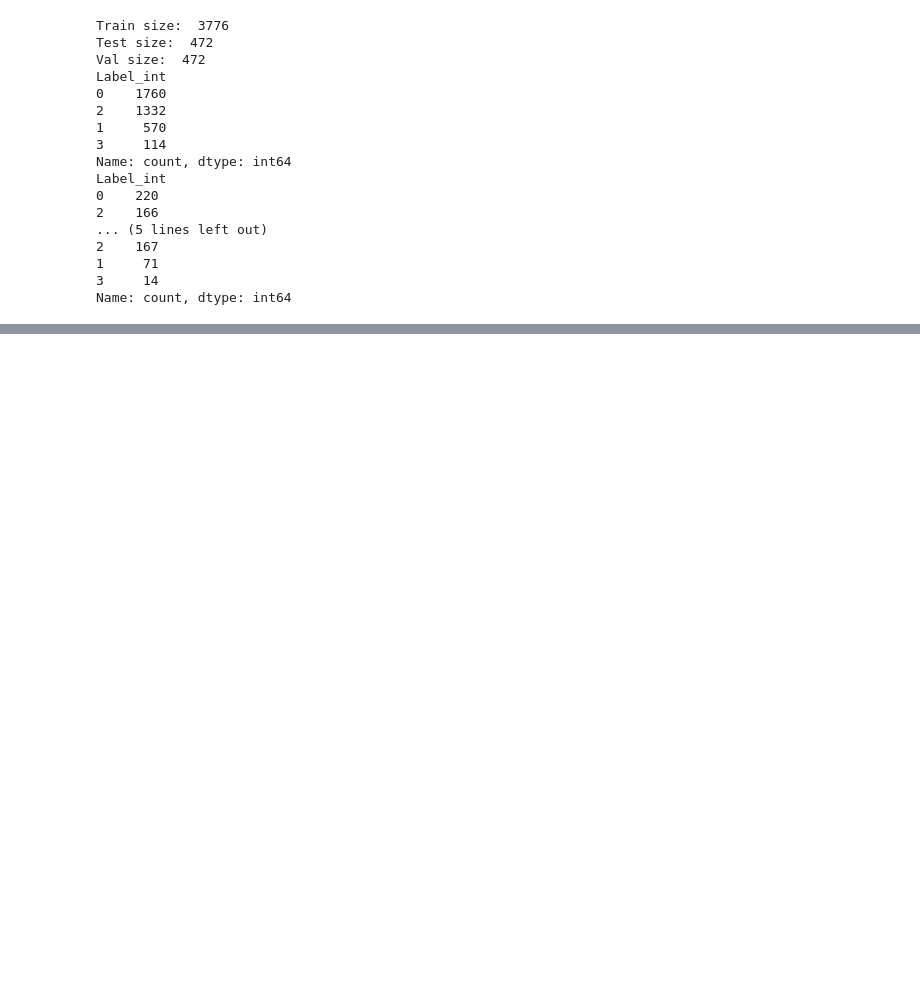
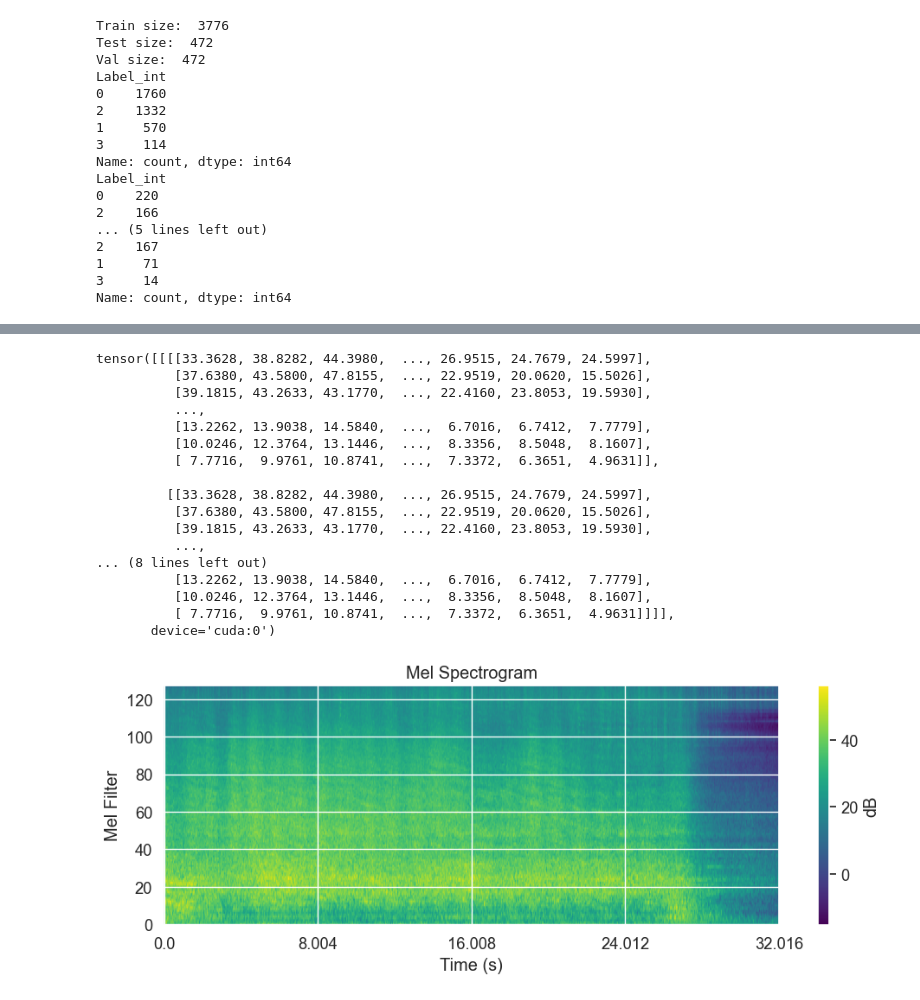
Before and after one commit to GaborinoS/MA-pre-work, a Jupyter notebook: Test_from_scratch/Finetune_NB.ipynb, the cells around one changed output, grey strips where cells are left out. Drawn from its saved outputs; the diff is of its cells as text; code cells hidden in the pictures; blank space fills up the shorter version.

```diff
--- a/Test_from_scratch/Finetune_NB.ipynb
+++ b/Test_from_scratch/Finetune_NB.ipynb
@@ -454,0 +823,54 @@ Kappa: 79.66%
+# %%
+#print first batch from val_loader
+iterator = iter(val_loader)
+batch = next(iterator)
+spectrograms, labels = batch
+
+
+print(spectrograms)
+#plot spectrograms
+import matplotlib.pyplot as plt
+import librosa.display
+import numpy as np
+import matplotlib.pyplot as plt
+import librosa.display
+def plot_mel_spectrogram(melspe_db, sample_rate, hop_length):
+    plt.figure(figsize=(10, 4))
+
+    # Assuming melspe_db is a 4D tensor and we only want to plot the first channel of the first sample
+    melspe_db_np = melspe_db[0, 0].cpu().detach().numpy()  # Selecting the first channel
+
+    plt.imshow(melspe_db_np, cmap='viridis', origin='lower', aspect='auto')
+    plt.ylabel('Mel Filter')
+    plt.xlabel('Time (s)')
+    plt.colorbar(label='dB')
+    plt.title('Mel Spectrogram')
+
+    num_time_bins = melspe_db_np.shape[1]
+    plt.xticks(np.linspace(0, num_time_bins, 5), np.linspace(0, num_time_bins * hop_length / sample_rate, 5))
+
+    plt.tight_layout()
+    plt.show()
+
+#plot spectrograms
+
+plot_mel_spectrogram(spectrograms, 32000, 512)
+# %% [output]
+tensor([[[[33.3628, 38.8282, 44.3980,  ..., 26.9515, 24.7679, 24.5997],
+          [37.6380, 43.5800, 47.8155,  ..., 22.9519, 20.0620, 15.5026],
+          [39.1815, 43.2633, 43.1770,  ..., 22.4160, 23.8053, 19.5930],
+          ...,
+          [13.2262, 13.9038, 14.5840,  ...,  6.7016,  6.7412,  7.7779],
+          [10.0246, 12.3764, 13.1446,  ...,  8.3356,  8.5048,  8.1607],
+          [ 7.7716,  9.9761, 10.8741,  ...,  7.3372,  6.3651,  4.9631]],
+
+         [[33.3628, 38.8282, 44.3980,  ..., 26.9515, 24.7679, 24.5997],
+          [37.6380, 43.5800, 47.8155,  ..., 22.9519, 20.0620, 15.5026],
+          [39.1815, 43.2633, 43.1770,  ..., 22.4160, 23.8053, 19.5930],
+          ...,
+... (8 lines left out)
+          [13.2262, 13.9038, 14.5840,  ...,  6.7016,  6.7412,  7.7779],
+          [10.0246, 12.3764, 13.1446,  ...,  8.3356,  8.5048,  8.1607],
+          [ 7.7716,  9.9761, 10.8741,  ...,  7.3372,  6.3651,  4.9631]]]],
+       device='cuda:0')
+[figure, added]
```
Also changed, not shown: parts of 8 cells of this notebook, 10 other files.
